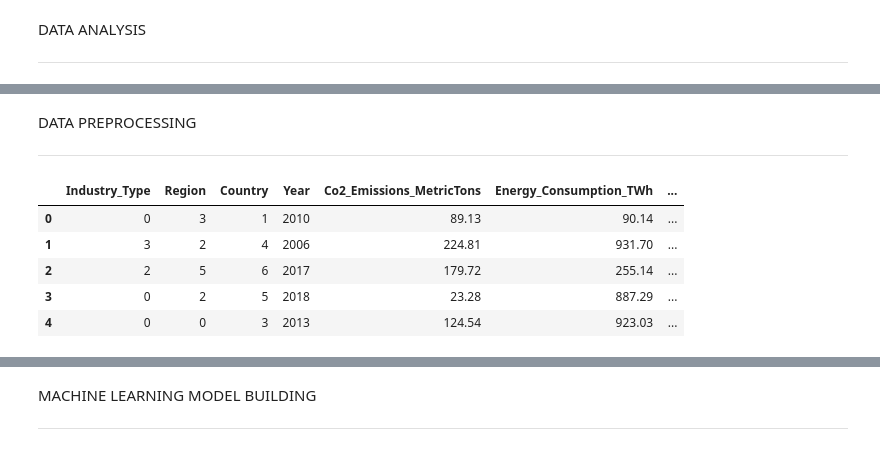
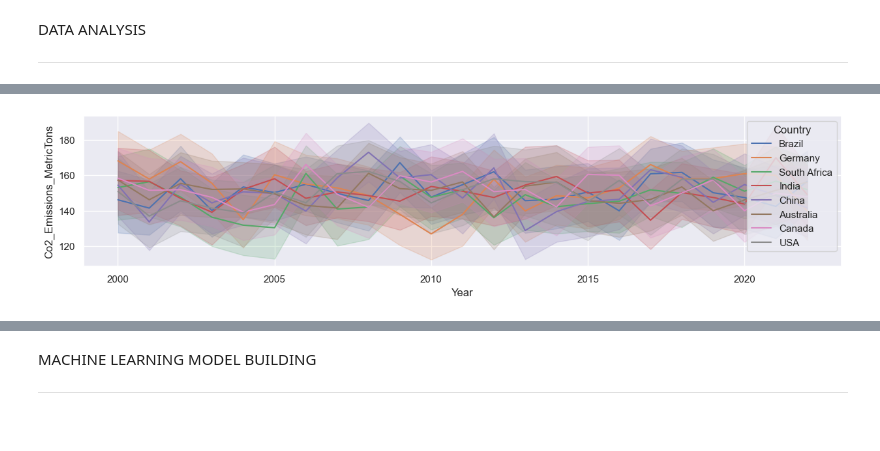
Before and after one commit to JCaesarLG/ML-Projects, a Jupyter notebook: Co2_Emissions_Regression.ipynb, the cells around one changed output, grey strips where cells are left out. Drawn from its saved outputs; the diff is of its cells as text; code cells hidden in the pictures.

```diff
--- a/Co2_Emissions_Regression.ipynb
+++ b/Co2_Emissions_Regression.ipynb
@@ -14,7 +14,7 @@ DATA EXTRACTION
 
 ---
 # %%
-co2 = pd.read_csv(f"/content/drive/MyDrive/Raw_Data/Co2_Emissions_by_Sectors.csv")
+co2 = pd.read_csv(f"E:\Projects\Machine Learning Projects\Raw Data\Regression\Co2_Emissions_by_Sectors.csv")
 co2.head(2), co2.info()
 # %% [output]
 <class 'pandas.core.frame.DataFrame'>
@@ -92,18 +76,18 @@ plt.show()
-# %% [markdown]
-DATA PREPROCESSING
-
----
-# %%
-enc=LabelEncoder()
-
-obj = co2.select_dtypes(include='object').columns
-for i in obj:
-  co2[i] = enc.fit_transform(co2[i])
-co2.head(5)
-# %% [output]
-|  | Industry_Type | Region | Country | Year | Co2_Emissions_MetricTons | Energy_Consumption_TWh | ... |
-| 0 | 0 | 3 | 1 | 2010 | 89.13 | 90.14 | ... |
-| 1 | 3 | 2 | 4 | 2006 | 224.81 | 931.70 | ... |
-| 2 | 2 | 5 | 6 | 2017 | 179.72 | 255.14 | ... |
-| 3 | 0 | 2 | 5 | 2018 | 23.28 | 887.29 | ... |
-| 4 | 0 | 0 | 3 | 2013 | 124.54 | 923.03 | ... |
+# %%
+def plot_style(data, x, y=None, hue=None, style='hist'):
+    plt.figure(figsize=(15,3))
+    if style=='hist':
+        sns.histplot(data[x], kde=True, kde_kws=dict(cut=3))
+    elif style=='scatter':
+        sns.scatterplot(data=data, x=x, y=y, hue=hue)
+    elif style=='box':
+        sns.boxplot(data=data, x=x, y=y, hue=hue)
+    elif style=='line':
+        sns.lineplot(data=data, x=x, y=y, hue=hue)
+    else:
+        raise ValueError('style unacceptable')
+    plt.show()
+# %%
+plot_style(co2, x='Year', y='Co2_Emissions_MetricTons', style='line', hue='Country')
+# %% [output]
+[figure, added]
```
Also changed, not shown: parts of 19 cells of this notebook.
